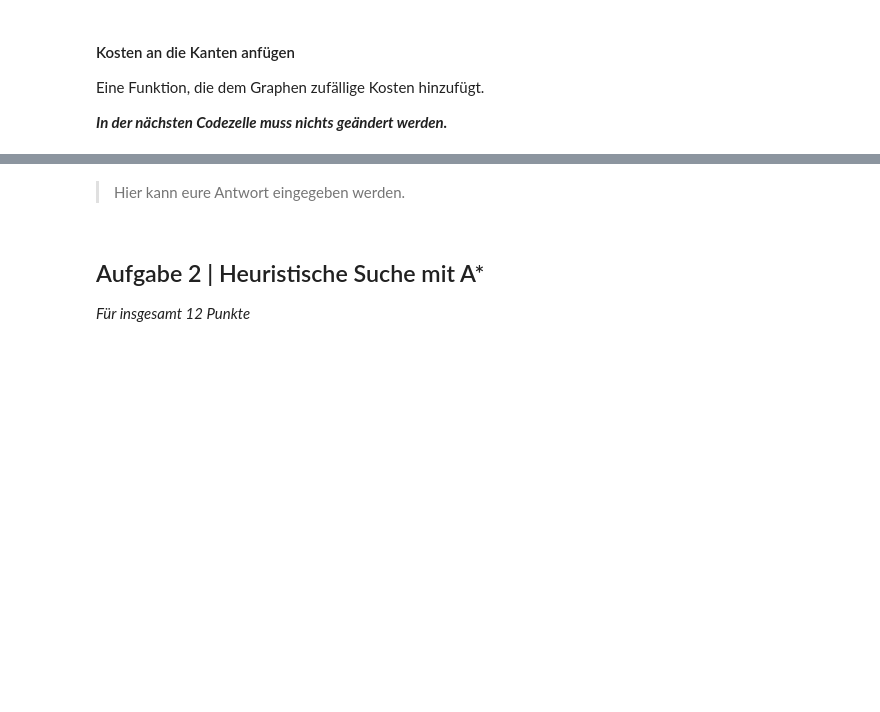
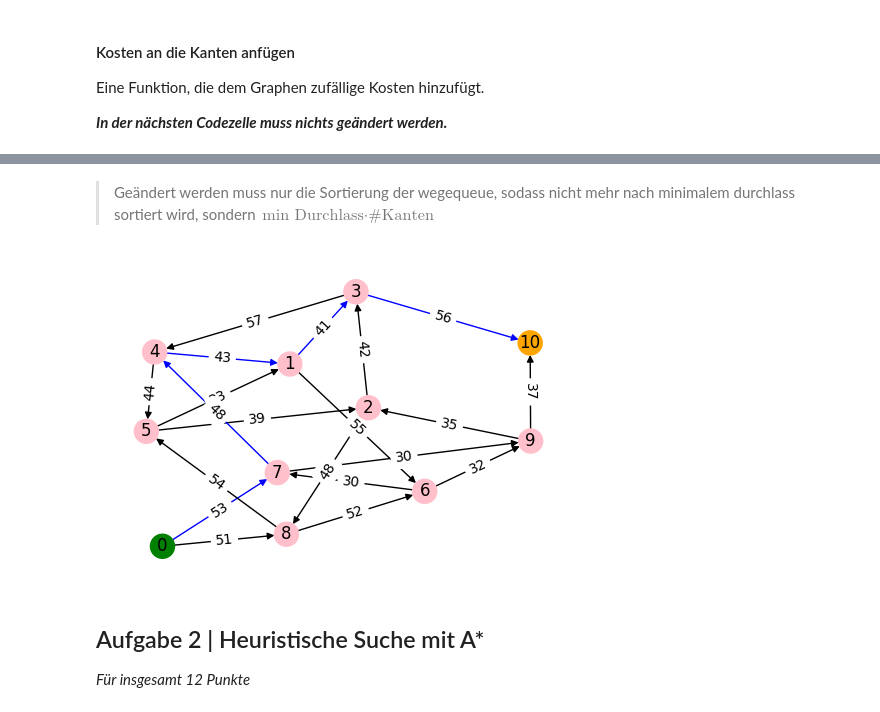
Before and after one commit to JonasOech/assignments, a Jupyter notebook: assignment_1/assignment_1_german.ipynb, the cells around one changed output, grey strips where cells are left out. Drawn from its saved outputs; the diff is of its cells as text; code cells hidden in the pictures; blank space fills up the shorter version.

```diff
--- a/assignment_1/assignment_1_german.ipynb
+++ b/assignment_1/assignment_1_german.ipynb
@@ -355,30 +361,46 @@ G_with_costs = graph_with_edge_costs(G, 20, 50)
 # %% [markdown]
 
 >
-> Hier kann eure Antwort eingegeben werden.
+> Geändert werden muss nur die Sortierung der wegequeue, sodass nicht mehr nach minimalem durchlass sortiert wird, sondern $\text{min Durchlass} \cdot \text{\#Kanten}$
 >
 # %%
 # Implementation of task 01.1.3
 
 def path_with_maximum_capacity_minimum_cost(G: nx.DiGraph, source: int, target: int) -> list[int]:
     """
     Find the path with maximum capacity and minimum cost from source to target in the flow network.
 
     Args:
         G (nx.DiGraph): The flow network graph.
         source (int): The source node.
         target (int): The target node.
 
     Returns:
         list[int]: The path with maximum capacity and minimum cost from source to target.
     """
+    queue = [[source]]  # Start with a path containing only the source node
+    visited = set()  # To keep track of visited nodes
 
-    # TODO: Implement this
-
-    return []
+    while queue:
+        current_path = queue.pop(0)  # Get the first path in the queue
+        current_node = current_path[-1]
+        if current_node == target:
+            return current_path
+        visited.add(current_node)
+        for neighbor in G.neighbors(current_node):
+            if neighbor not in visited:
+                new_path = current_path + [neighbor]
+                # Calculate the minimum capacity of the edges in the new path
+                capacity = min(G[u][v]['capacity'] for u, v in zip(new_path[:-1], new_path[1:]))
+                # Sort the queue by the capacity of the paths (descending order)
+                queue.append(new_path)
+                queue.sort(key=lambda p: min(G[u][v]['capacity'] for u, v in zip(p[:-1], p[1:])) * len(p), reverse=True)
+    return []  # Return an empty path because no path was found
 
 path = path_with_maximum_capacity_minimum_cost(G_with_costs, 0, 9)
 plot_flow_network(G, path)
+# %% [output]
+[figure, added]
 # %% [markdown]
 ## Aufgabe 2 | Heuristische Suche mit A*
 
```
Also changed, not shown: parts of 7 cells of this notebook.
